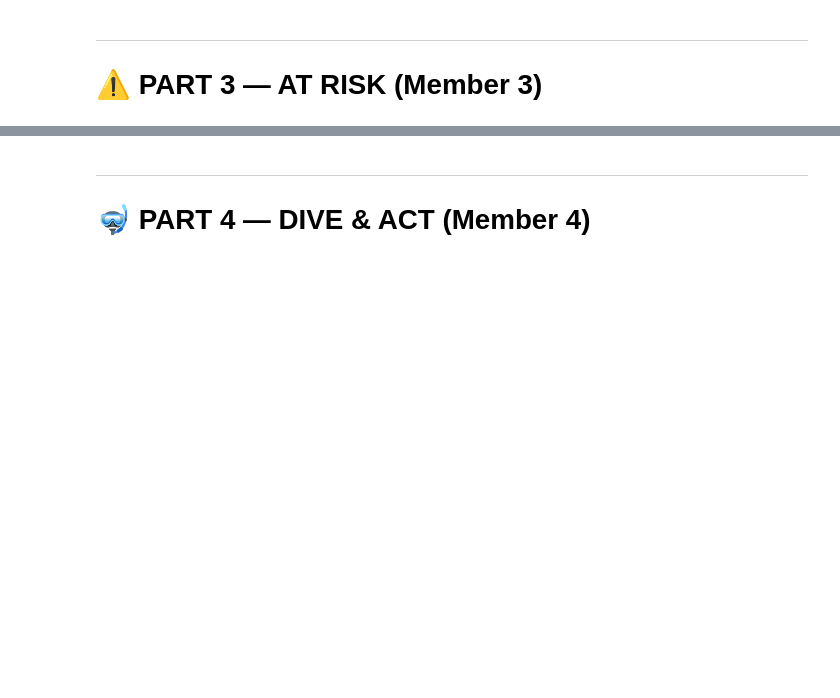
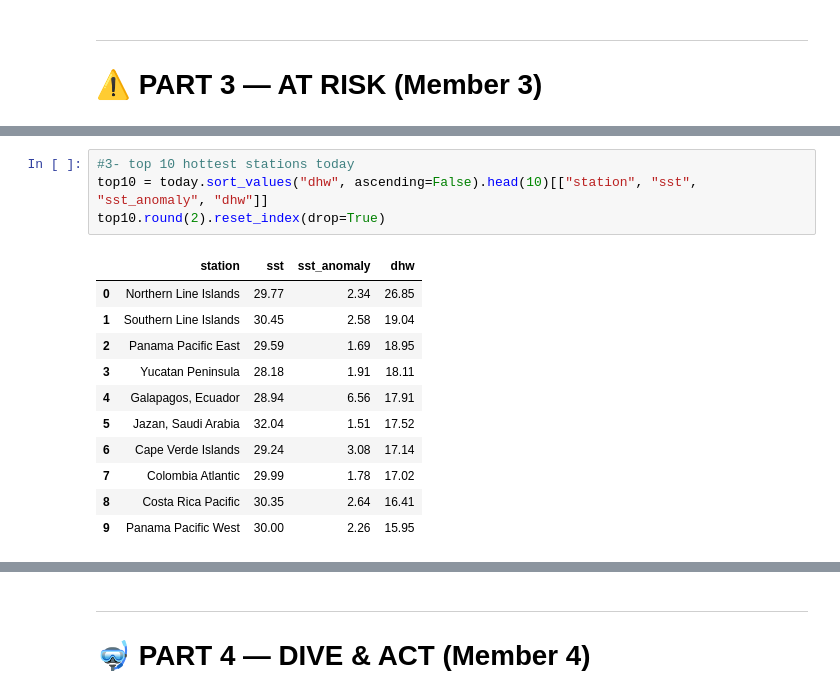
Before and after one commit to xkh11/kanz-ml-project-tuwaiq-academy, a Jupyter notebook: notebooks/Kanz_EDA.ipynb, the cells around one changed output, grey strips where cells are left out. Drawn from its saved outputs; the diff is of its cells as text; blank space fills up the shorter version.

```diff
--- a/notebooks/Kanz_EDA.ipynb
+++ b/notebooks/Kanz_EDA.ipynb
@@ -685,0 +709,16 @@ today = heat.groupby("station").tail(1)
+# %%
+#3- top 10 hottest stations today
+top10 = today.sort_values("dhw", ascending=False).head(10)[["station", "sst", "sst_anomaly", "dhw"]]
+top10.round(2).reset_index(drop=True)
+# %% [output]
+|  | station | sst | sst_anomaly | dhw |
+| 0 | Northern Line Islands | 29.77 | 2.34 | 26.85 |
+| 1 | Southern Line Islands | 30.45 | 2.58 | 19.04 |
+| 2 | Panama Pacific East | 29.59 | 1.69 | 18.95 |
+| 3 | Yucatan Peninsula | 28.18 | 1.91 | 18.11 |
+| 4 | Galapagos, Ecuador | 28.94 | 6.56 | 17.91 |
+| 5 | Jazan, Saudi Arabia | 32.04 | 1.51 | 17.52 |
+| 6 | Cape Verde Islands | 29.24 | 3.08 | 17.14 |
+| 7 | Colombia Atlantic | 29.99 | 1.78 | 17.02 |
+| 8 | Costa Rica Pacific | 30.35 | 2.64 | 16.41 |
+| 9 | Panama Pacific West | 30.00 | 2.26 | 15.95 |
```
Also changed, not shown: parts of 15 cells of this notebook.
